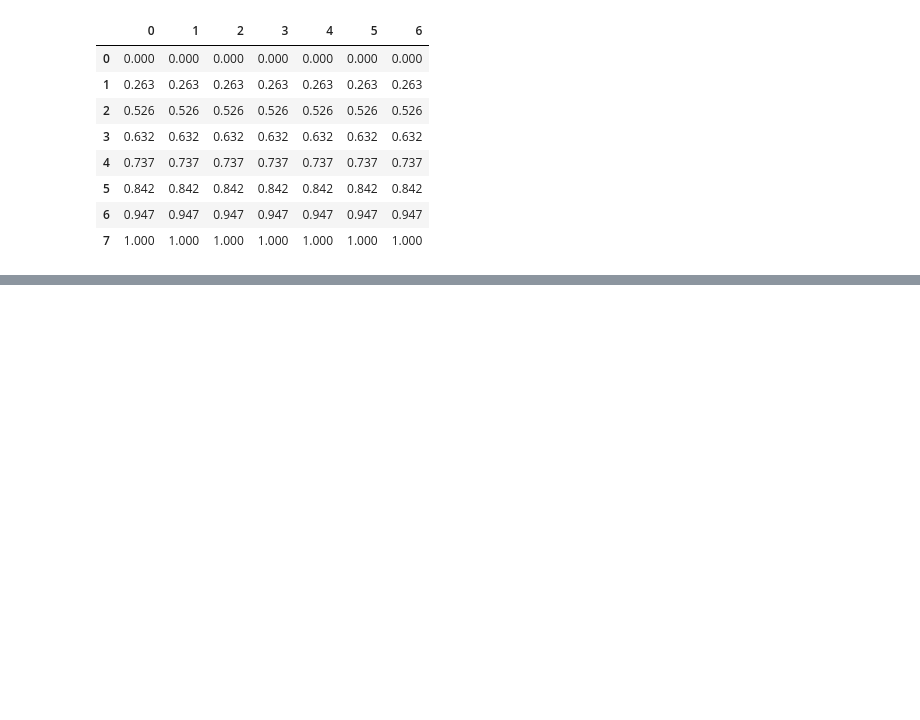
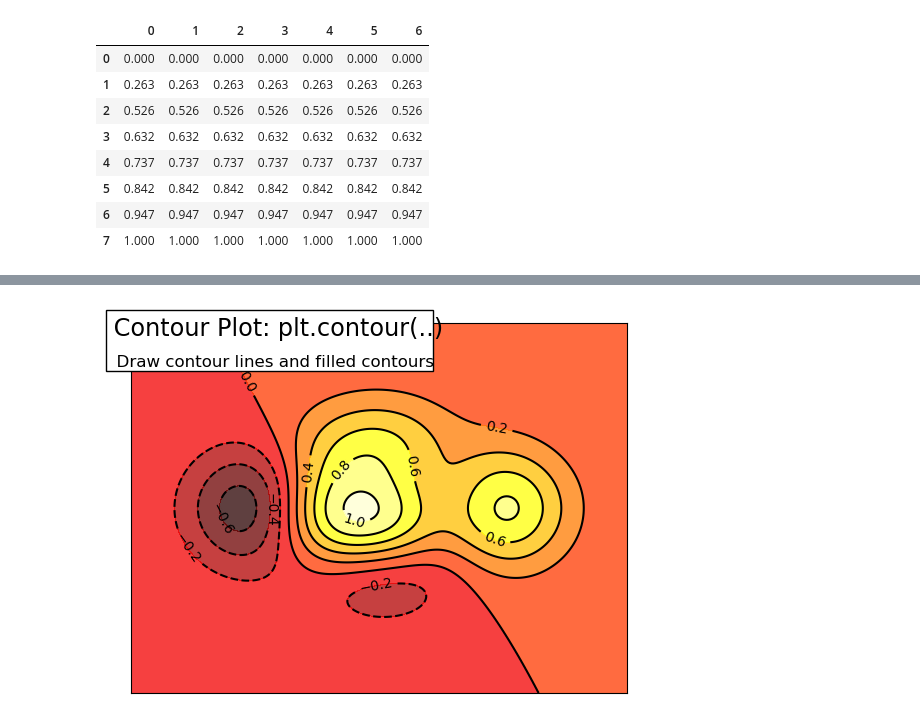
Before and after one commit to nilsjennissen/svg-graphics, a Jupyter notebook: contours.ipynb, the cells around one changed output, grey strips where cells are left out. Cells and saved outputs as stored; diff of their text form; code cells hidden in the pictures; blank space fills up the shorter version.

```diff
--- a/contours.ipynb
+++ b/contours.ipynb
@@ -84,7 +84,7 @@ cp = ax.contour(X, Y, Z)
 [drawing not drawn]
 # %%
 # Initialize plot objects
-rcParams['figure.figsize'] = 5, 5 # sets plot size
+rcParams['figure.figsize'] = 8, 8 # sets plot size
 fig = plt.figure()
 ax = fig.add_subplot(111)
 
@@ -112,0 +111,43 @@ _ = ax.set_ylabel('Y-axis')
+# %%
+import numpy as np
+import matplotlib.pyplot as plt
+
+def f(x,y):
+    return (1 - x / 2 + x ** 5 + y ** 3) * np.exp(-x ** 2 - y ** 2)
+
+n = 256
+x = np.linspace(-3, 3, n)
+y = np.linspace(-3, 3, n)
+X, Y = np.meshgrid(x, y)
+
+plt.contourf(X, Y, f(X, Y), 8, alpha=.75, cmap=plt.cm.hot)
+C = plt.contour(X, Y, f(X,Y), 8, colors='black', linewidth=.5)
+plt.clabel(C, inline=1, fontsize=10)
+plt.xticks([])
+plt.yticks([])
+
+
+# Add a title and a box around it
+from matplotlib.patches import FancyBboxPatch
+ax = plt.gca()
+ax.add_patch(FancyBboxPatch((-0.05, .87),
+                            width=.66, height=.165, clip_on=False,
+                            boxstyle="square,pad=0", zorder=3,
+                            facecolor='white', alpha=1.0,
+                            transform=plt.gca().transAxes))
+
+plt.text(-0.05, 1.02, " Contour Plot: plt.contour(..)\n",
+      horizontalalignment='left',
+      verticalalignment='top',
+      size='xx-large',
+      transform=plt.gca().transAxes)
+
+plt.text(-0.05, 1.01, "\n\n  Draw contour lines and filled contours ",
+      horizontalalignment='left',
+      verticalalignment='top',
+      size='large',
+      transform=plt.gca().transAxes)
+
+plt.show()
+# %% [output]
+[figure, added]
```
Also changed, not shown: parts of 2 cells of this notebook.
